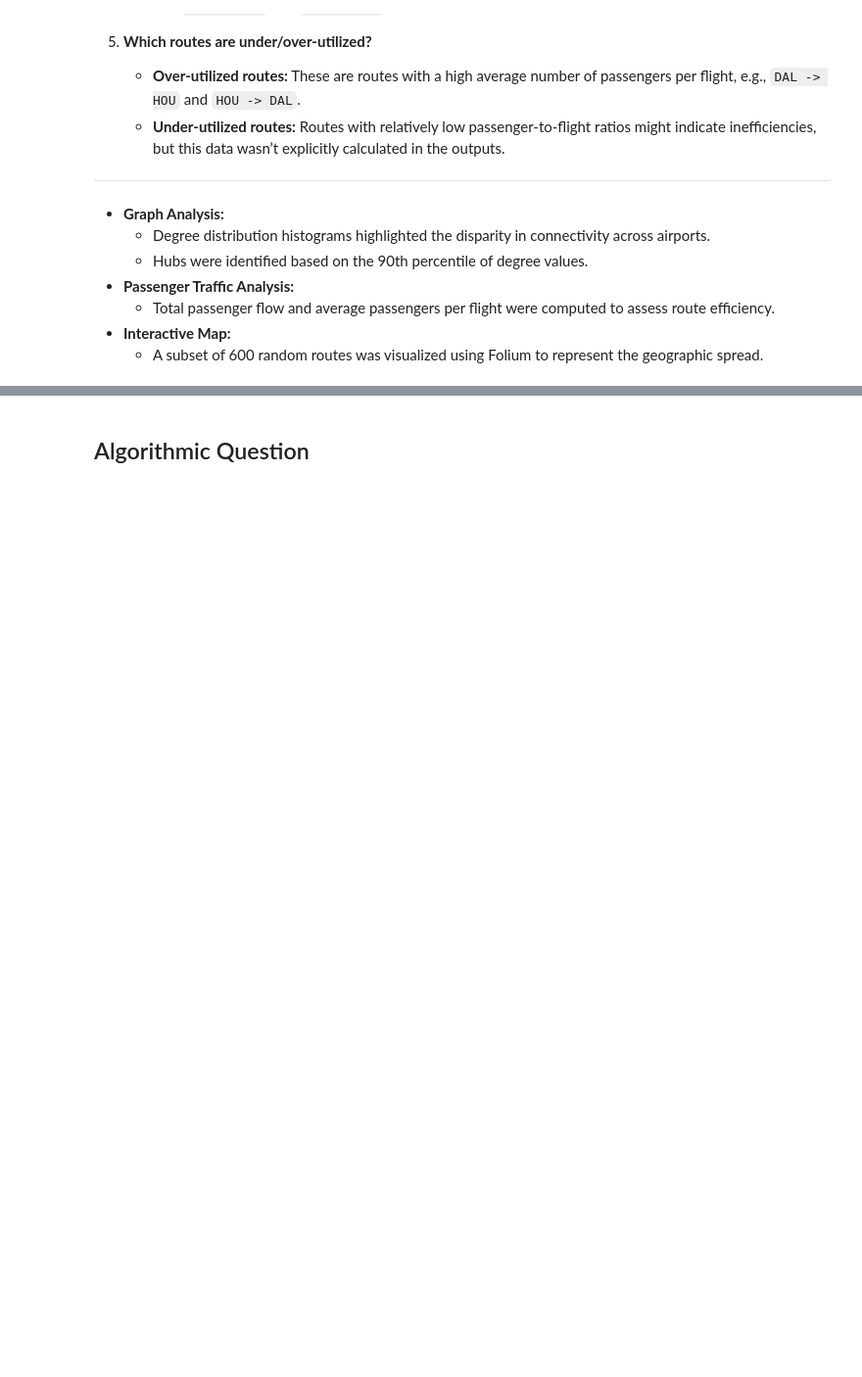
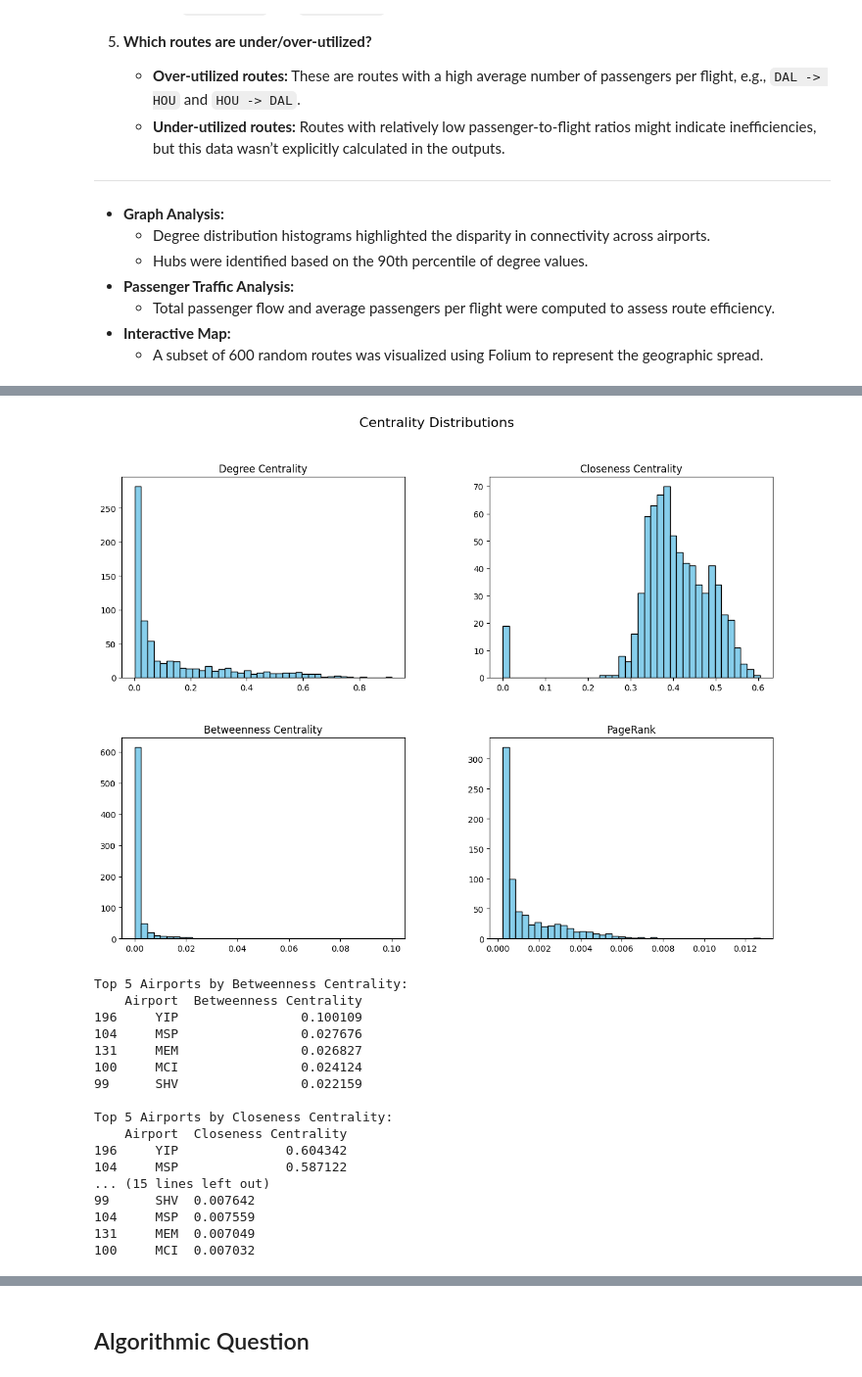
Before and after one commit to khalmatay/ADM-HW5, a Jupyter notebook: main.ipynb, the cells around one changed output, grey strips where cells are left out. Shown at 98% size. Cells and saved outputs as stored; diff of their text form; code cells hidden in the pictures; blank space fills up the shorter version.

```diff
--- a/main.ipynb
+++ b/main.ipynb
@@ -550,0 +563,5 @@ Map saved as 'random_flight_network_map.html'
+# %%
+import networkx as nx
+G = nx.DiGraph()
+for origin, destination in zip(df["Origin_airport"], df["Destination_airport"]):
+    G.add_edge(origin, destination)
@@ -550,0 +646,34 @@ Map saved as 'random_flight_network_map.html'
+# %%
+# Compare centralities and get the top 5 airports for each measure
+top_airports = compare_centralities(G)
+
+print("Top 5 Airports by Betweenness Centrality:")
+print(top_airports['Top Betweenness Centrality'], "\n")
+
+print("Top 5 Airports by Closeness Centrality:")
+print(top_airports['Top Closeness Centrality'], "\n")
+
+print("Top 5 Airports by Degree Centrality:")
+print(top_airports['Top Degree Centrality'], "\n")
+
+print("Top 5 Airports by PageRank Centrality:")
+print(top_airports['Top PageRank Centrality'], "\n")
+# %% [output]
+[figure, added]
+Top 5 Airports by Betweenness Centrality:
+    Airport  Betweenness Centrality
+196     YIP                0.100109
+104     MSP                0.027676
+131     MEM                0.026827
+100     MCI                0.024124
+99      SHV                0.022159
+
+Top 5 Airports by Closeness Centrality:
+    Airport  Closeness Centrality
+196     YIP              0.604342
+104     MSP              0.587122
+... (15 lines left out)
+99      SHV  0.007642
+104     MSP  0.007559
+131     MEM  0.007049
+100     MCI  0.007032
```
Also changed, not shown: parts of 24 cells of this notebook, 2 other files.
